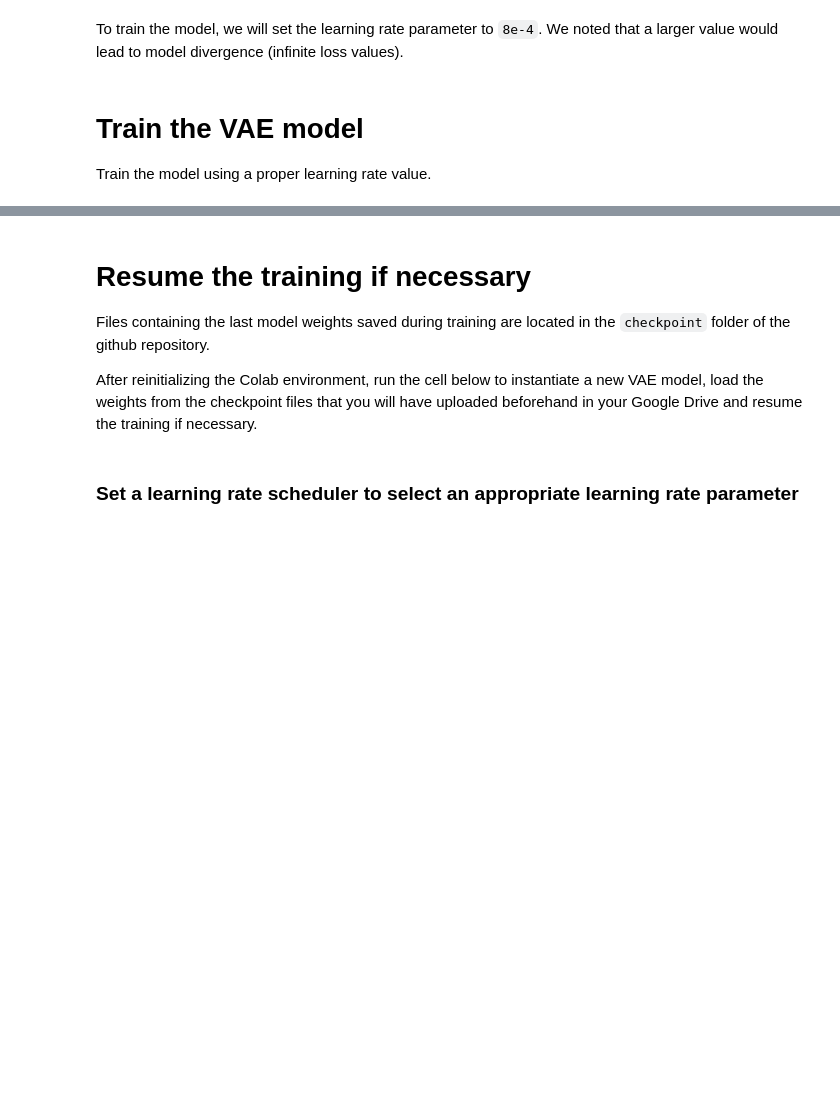
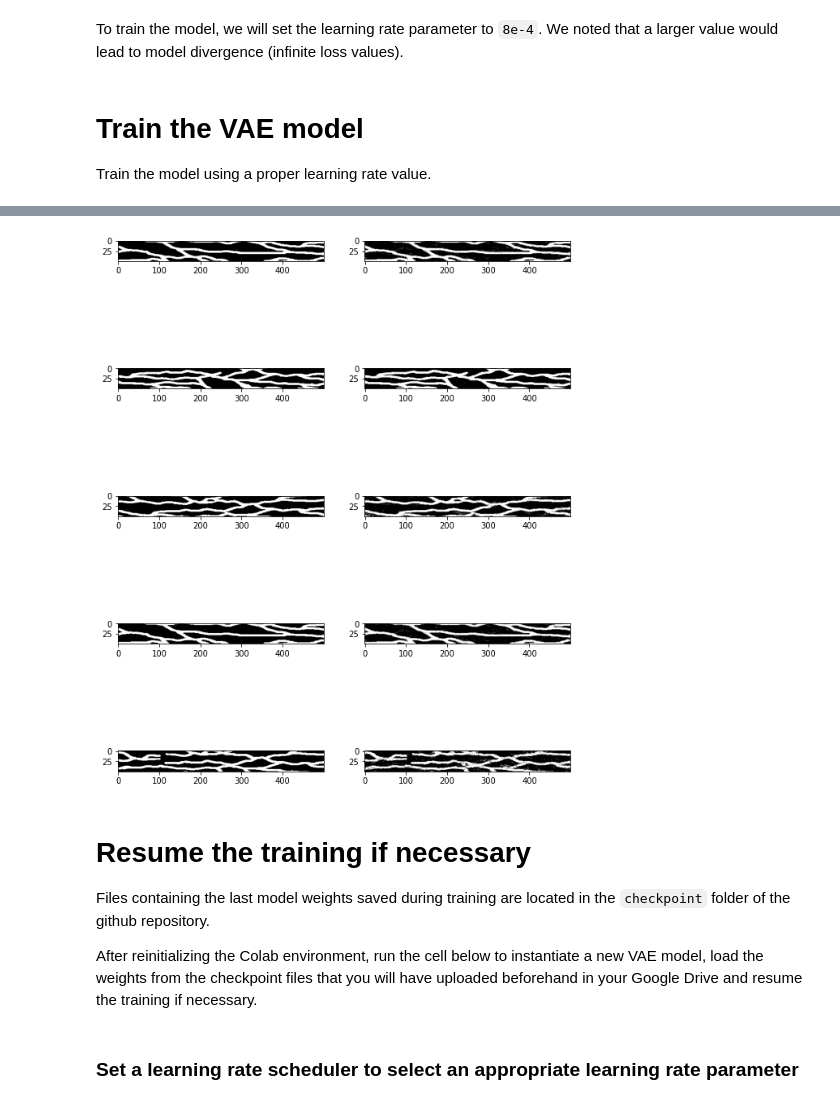
Before and after one commit to lamd91/VAE_DA, a Jupyter notebook: VAE_SinuousChannelsImages.ipynb, the cells around one changed output, grey strips where cells are left out. Cells and saved outputs as stored; diff of their text form; code cells hidden in the pictures; blank space fills up the shorter version.

```diff
--- a/VAE_SinuousChannelsImages.ipynb
+++ b/VAE_SinuousChannelsImages.ipynb
@@ -641,7 +618,9 @@ vae = VAE(encoder, decoder, var_autoencoder)
 # Compile model
 vae.compile(
     optimizer = tf.keras.optimizers.Adam(lr=1e-6),
-    loss = tf.keras.losses.BinaryCrossentropy()
+    loss = tf.keras.losses.BinaryCrossentropy(
+        reduction=tf.keras.losses.Reduction.SUM
+    )
 )
 
 # Generate random vector as test input to the decoder
@@ -677,7 +651,7 @@ cp_callback = tf.keras.callbacks.ModelCheckpoint(
     filepath = checkpoint_path,
     verbose = 1,
     save_weights_only = True,
-    save_freq = math.ceil(num_examples/BATCH_SIZE) * 100
+    save_freq = math.ceil(num_examples*(1-TEST_SIZE)/BATCH_SIZE) * 25
 )
 
 # Create custom callback to display outputs (via helper function) at the end of each epoch of training
@@ -689,7 +663,7 @@ class CustomCallback(tf.keras.callbacks.Callback):
         # Generate and save images
         print('End of epoch {} - mean loss = {}'.format(epoch, logs[keys[0]]))
         display.clear_output(wait=False)
-        if epoch % 100 == 0:
+        if epoch % 25 == 0:
             generate_and_save_images(decoder, epoch,
                                      math.ceil(num_examples/BATCH_SIZE),
                                      random_vector_for_generation, vae)
@@ -706,7 +680,7 @@ vae = VAE(encoder, decoder, var_autoencoder)
 
 # Compile model
 vae.compile(
-    optimizer = tf.keras.optimizers.Adam(lr=8e-4),
+    optimizer = tf.keras.optimizers.Adam(lr=6e-4),
     loss = tf.keras.losses.BinaryCrossentropy()
 )
 
@@ -745,3 +718,9 @@ show_original_reconstructed_images(vae, train_generator)
+# %%
+# Show image from validation set on the left VS the image reconstructed by the
+# trained model on the right
+show_original_reconstructed_images(vae, val_generator)
+# %% [output]
+[figure, added]
 # %% [markdown]
 # Resume the training if necessary
 
```
Also changed, not shown: parts of 26 cells of this notebook.
